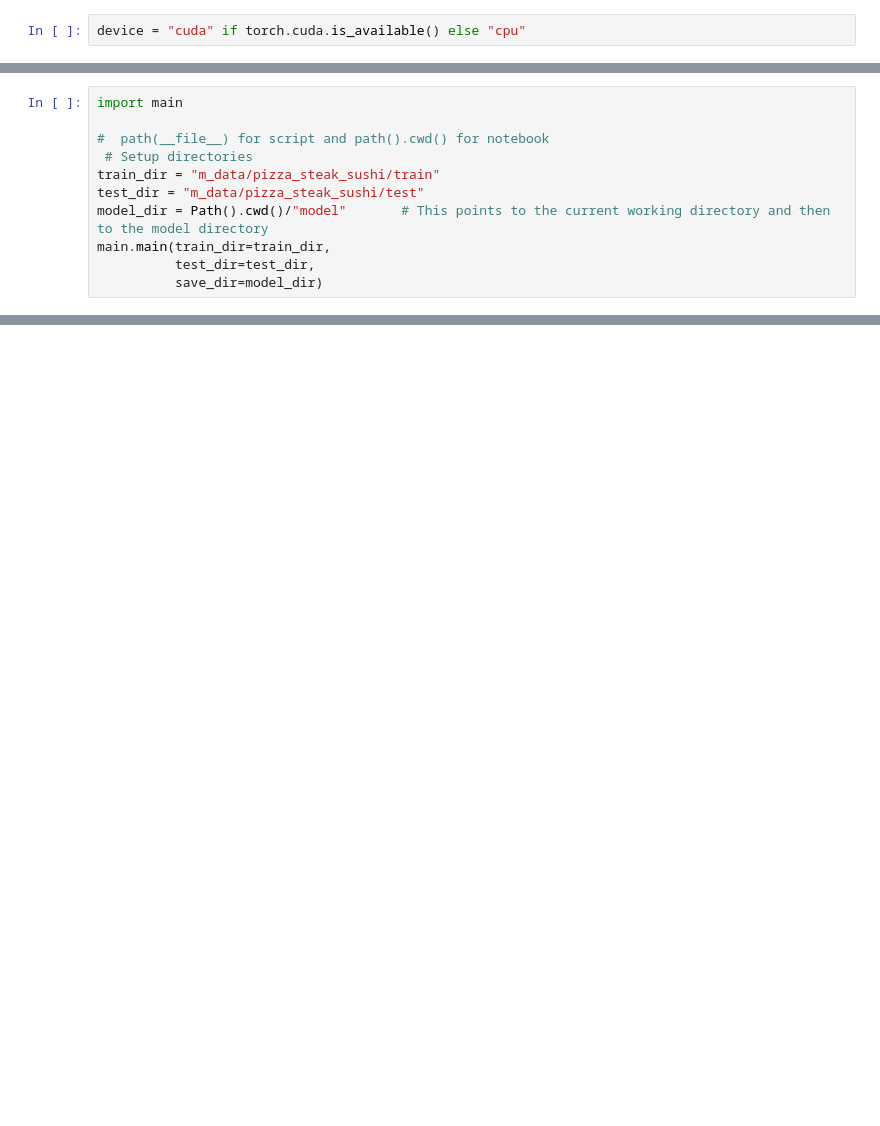
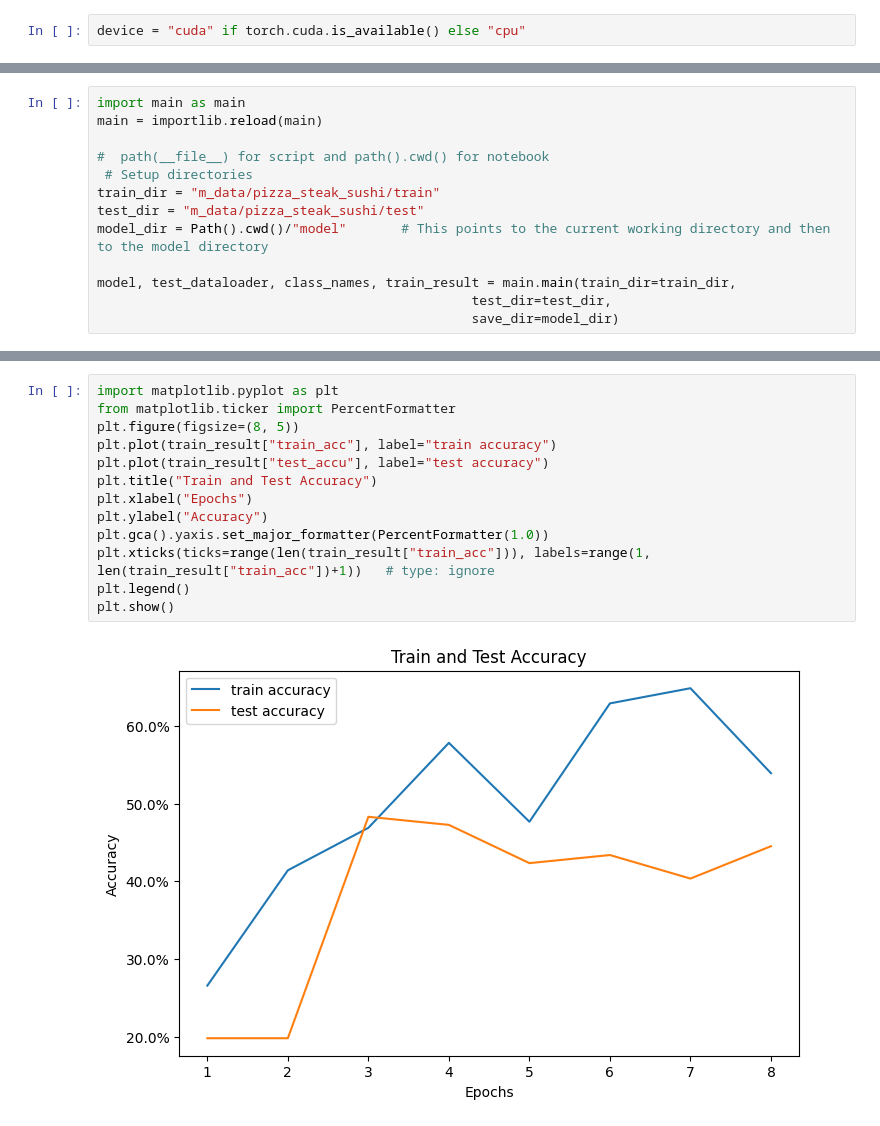
Before and after one commit to Nigatie-Sahlie/Deep_learning, a Jupyter notebook: Modularity/index.ipynb, the cells around one changed output, grey strips where cells are left out. Saved outputs shown, nothing was run; the diff lists cells and outputs as text; blank space fills up the shorter version.

Commit message:
Updat the model performance

```diff
--- a/Modularity/index.ipynb
+++ b/Modularity/index.ipynb
@@ -106,12 +53,14 @@ from going_modular.utils import save_model
 # %%
-import main
+import main as main
+main = importlib.reload(main)
 
 #  path(__file__) for script and path().cwd() for notebook
  # Setup directories
 train_dir = "m_data/pizza_steak_sushi/train"
 test_dir = "m_data/pizza_steak_sushi/test"
 model_dir = Path().cwd()/"model"       # This points to the current working directory and then to the model directory
-main.main(train_dir=train_dir,
-          test_dir=test_dir,
-          save_dir=model_dir)
+
+model, test_dataloader, class_names, train_result = main.main(train_dir=train_dir,
+                                                test_dir=test_dir,
+                                                save_dir=model_dir)
 # %% [output]
@@ -125,0 +77,15 @@ Model saved successfully!
+# %%
+import matplotlib.pyplot as plt
+from matplotlib.ticker import PercentFormatter
+plt.figure(figsize=(8, 5))
+plt.plot(train_result["train_acc"], label="train accuracy")
+plt.plot(train_result["test_accu"], label="test accuracy")
+plt.title("Train and Test Accuracy")
+plt.xlabel("Epochs")
+plt.ylabel("Accuracy")
+plt.gca().yaxis.set_major_formatter(PercentFormatter(1.0))
+plt.xticks(ticks=range(len(train_result["train_acc"])), labels=range(1, len(train_result["train_acc"])+1))   # type: ignore
+plt.legend()
+plt.show()
+# %% [output]
+[figure, added]
```
Also changed, not shown: parts of 21 cells of this notebook, 7 other files.
